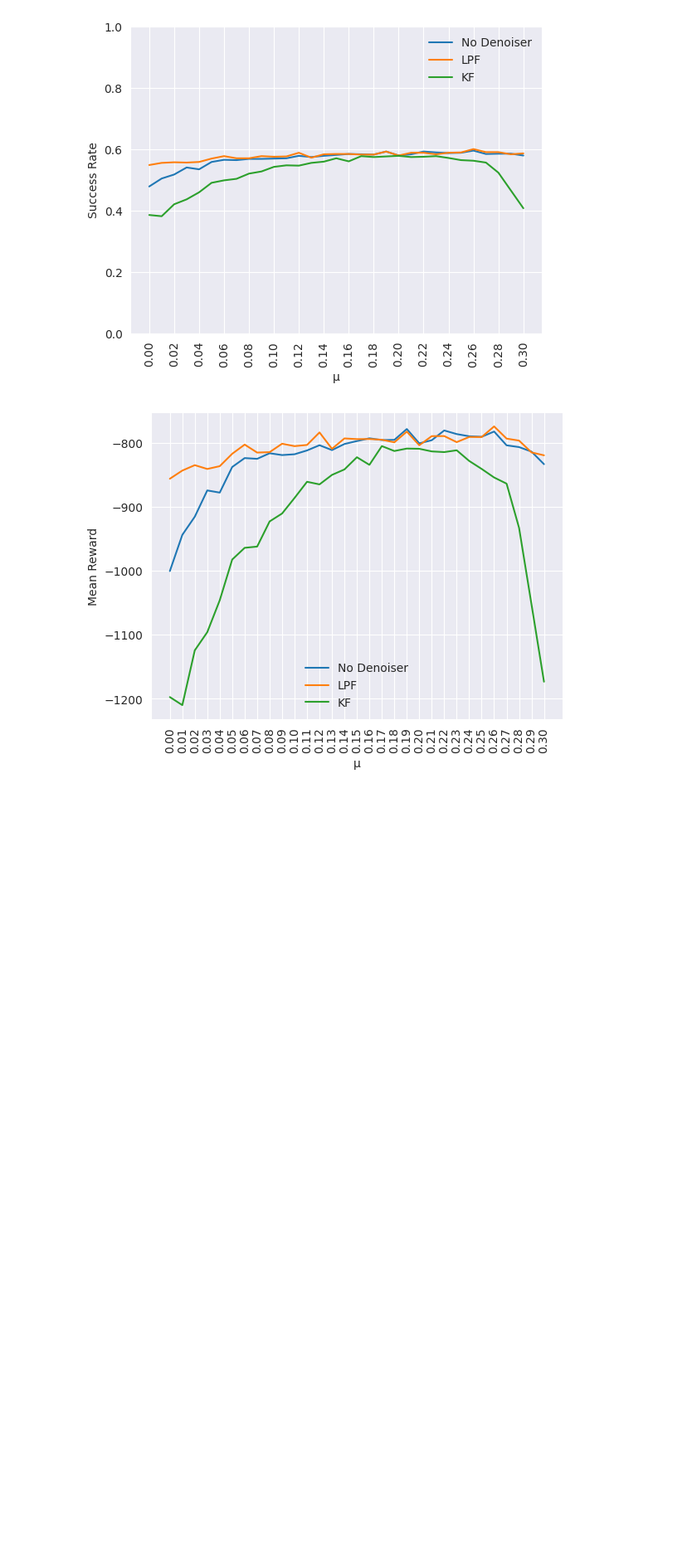
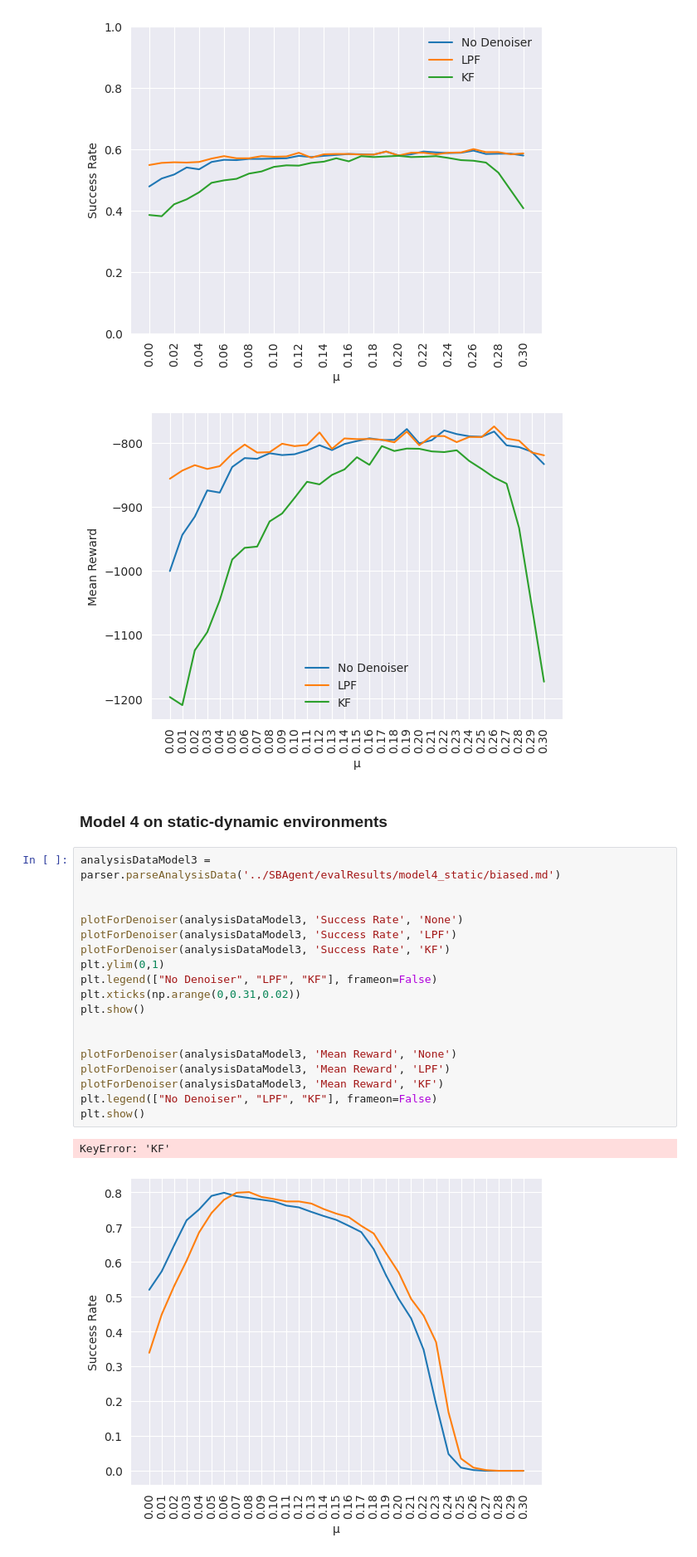
Before and after one commit to thatblueboy/DroneControl, a Jupyter notebook: visualizations/biased_viz.ipynb, the cells around one changed output. Shown at 83% size. Drawn from its saved outputs; the diff is of its cells as text; blank space fills up the shorter version.

Commit message:
static+dynamic

```diff
--- a/visualizations/biased_viz.ipynb
+++ b/visualizations/biased_viz.ipynb
@@ -152,3 +151,26 @@ plt.show()
 # %% [output]
 [figure]
 [figure]
+# %% [markdown]
+### Model 4 on static-dynamic environments
+# %%
+analysisDataModel3 = parser.parseAnalysisData('../SBAgent/evalResults/model4_static/biased.md')
+
+
+plotForDenoiser(analysisDataModel3, 'Success Rate', 'None')
+plotForDenoiser(analysisDataModel3, 'Success Rate', 'LPF')
+plotForDenoiser(analysisDataModel3, 'Success Rate', 'KF')
+plt.ylim(0,1)
+plt.legend(["No Denoiser", "LPF", "KF"], frameon=False)
+plt.xticks(np.arange(0,0.31,0.02))
+plt.show()
+
+
+plotForDenoiser(analysisDataModel3, 'Mean Reward', 'None')
+plotForDenoiser(analysisDataModel3, 'Mean Reward', 'LPF')
+plotForDenoiser(analysisDataModel3, 'Mean Reward', 'KF')
+plt.legend(["No Denoiser", "LPF", "KF"], frameon=False)
+plt.show()
+# %% [output]
+KeyError: 'KF'
+[figure, added]
```
Also changed, not shown: parts of 1 cell of this notebook, 16 other files.
